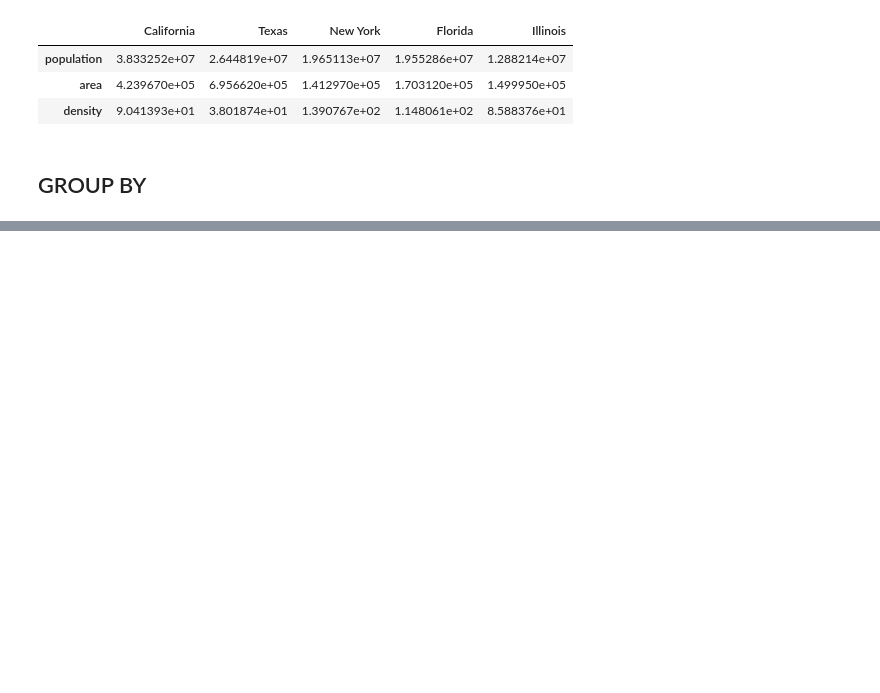
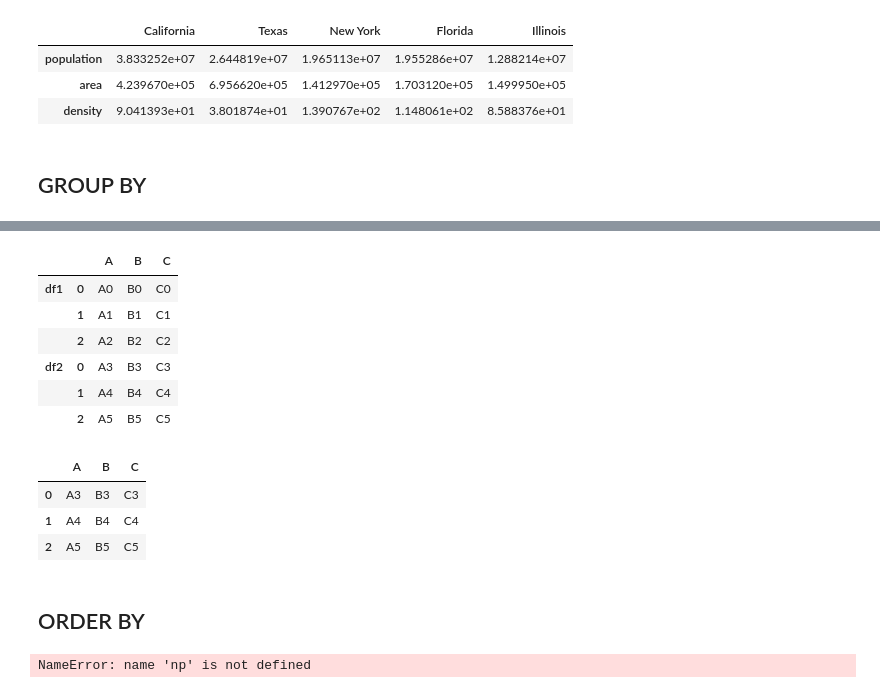
Before and after one commit to lsalamo/dev-training, a Jupyter notebook: PythonDataScienceHandbook/3.2.reading-and-writting-data.ipynb, the cells around one changed output, grey strips where cells are left out. Saved outputs shown, nothing was run; the diff lists cells and outputs as text; code cells hidden in the pictures; blank space fills up the shorter version.

```diff
--- a/PythonDataScienceHandbook/3.2.reading-and-writting-data.ipynb
+++ b/PythonDataScienceHandbook/3.2.reading-and-writting-data.ipynb
@@ -326,0 +329,18 @@ d = df.groupby(["action","status"]).agg({'jobId': 'count', 'diffDateSeconds': ['
+# %%
+# https://pandas.pydata.org/pandas-docs/stable/user_guide/merging.html
+df1 = pd.DataFrame(
+    {
+        "A": ["A0", "A1", "A2"],
+        "B": ["B0", "B1", "B2"],
+        "C": ["C0", "C1", "C2"]
+    },
+    index=[0, 1, 2],
+)
+df2 = pd.DataFrame(
+    {
+        "A": ["A3", "A4", "A5"],
+        "B": ["B3", "B4", "B5"],
+        "C": ["C3", "C4", "C5"]
+    },
+    index=[0, 1, 2],
+)
@@ -326,0 +368,21 @@ d = df.groupby(["action","status"]).agg({'jobId': 'count', 'diffDateSeconds': ['
+# %%
+# Adding MultiIndex keys
+df = pd.concat([df1, df2], keys=["df1", "df2"]); df
+# %% [output]
+|  |  | A | B | C |
+| df1 | 0 | A0 | B0 | C0 |
+|  | 1 | A1 | B1 | C1 |
+|  | 2 | A2 | B2 | C2 |
+| df2 | 0 | A3 | B3 | C3 |
+|  | 1 | A4 | B4 | C4 |
+|  | 2 | A5 | B5 | C5 |
+# %%
+# Select by Key
+df.loc["df2"]
+# %% [output]
+|  | A | B | C |
+| 0 | A3 | B3 | C3 |
+| 1 | A4 | B4 | C4 |
+| 2 | A5 | B5 | C5 |
+# %% [markdown]
+## ORDER BY
@@ -326,0 +393,8 @@ d = df.groupby(["action","status"]).agg({'jobId': 'count', 'diffDateSeconds': ['
+# %%
+df = pd.DataFrame({
+    'col1': ['A', 'A', 'B', np.nan, 'D', 'C'],
+    'col2': [2, 1, 9, 8, 7, 4]
+})
+df
+# %% [output]
+NameError: name 'np' is not defined
```
Also changed, not shown: parts of 4 cells of this notebook, 3 other files.
